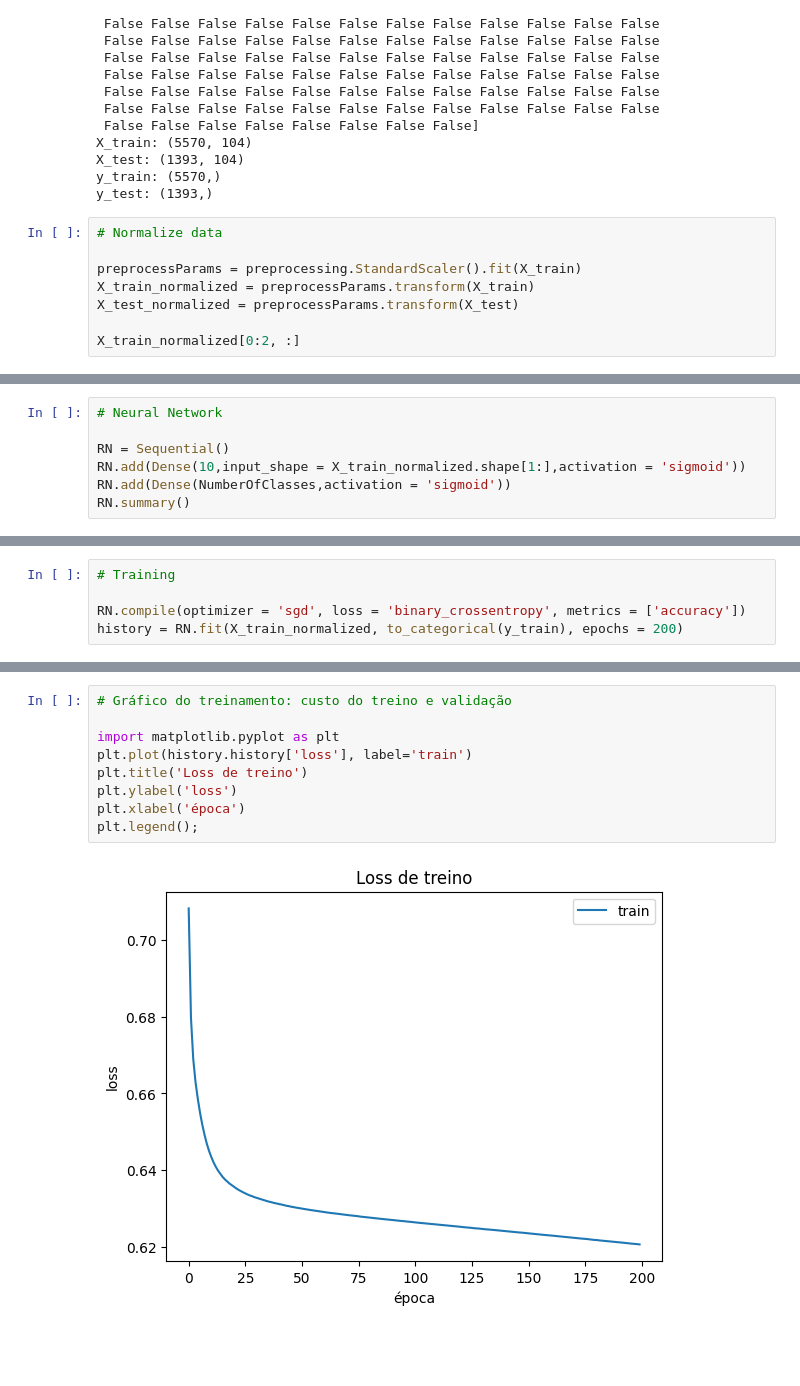
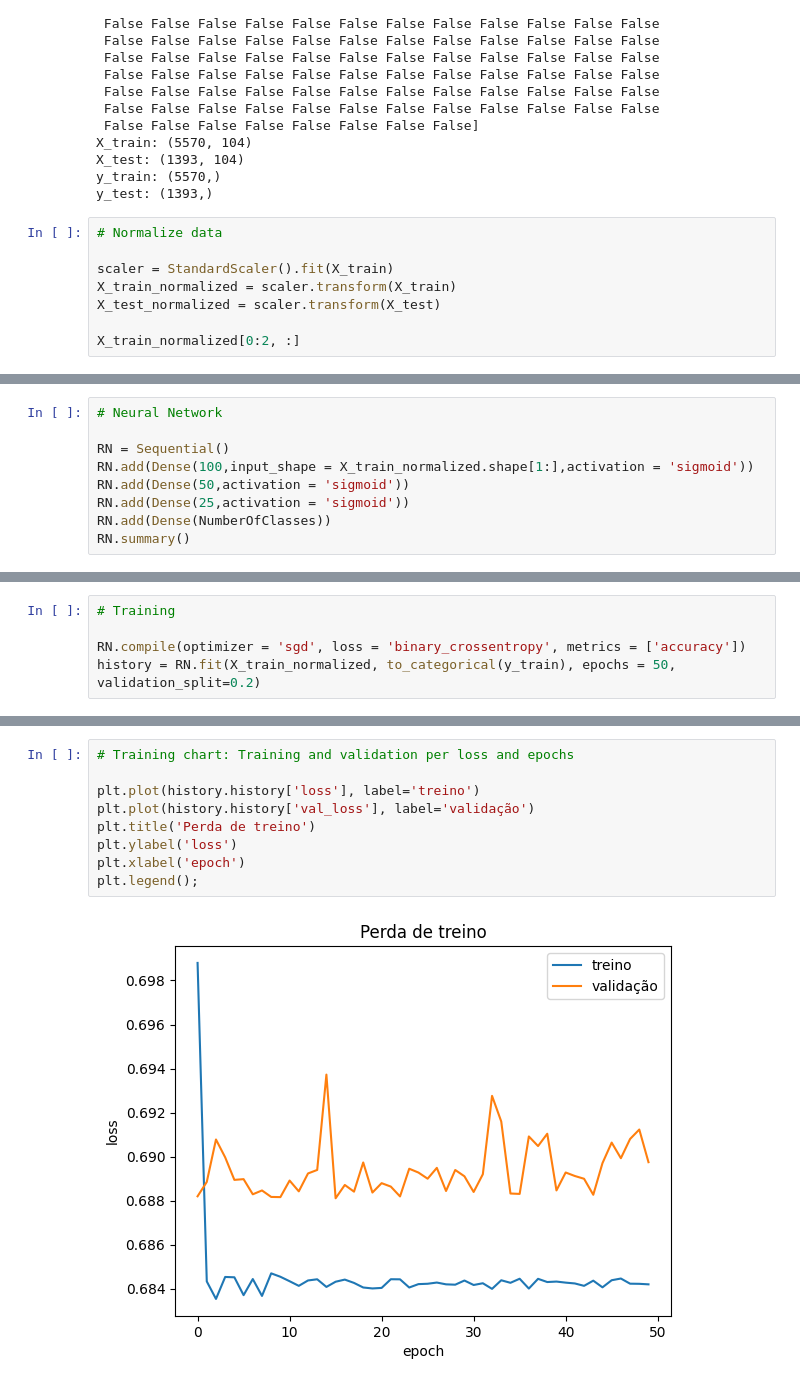
Before and after one commit to ArthurPatricio/Final_Project_Basketball_Game_Prediction, a Jupyter notebook: RN.ipynb, the cells around one changed output, grey strips where cells are left out. Saved outputs shown, nothing was run; the diff lists cells and outputs as text; blank space fills up the shorter version.

```diff
--- a/RN.ipynb
+++ b/RN.ipynb
@@ -187,9 +171,9 @@ y_test: (1393,)
 # %%
 # Normalize data
 
-preprocessParams = preprocessing.StandardScaler().fit(X_train)
-X_train_normalized = preprocessParams.transform(X_train)
-X_test_normalized = preprocessParams.transform(X_test)
+scaler = StandardScaler().fit(X_train)
+X_train_normalized = scaler.transform(X_train)
+X_test_normalized = scaler.transform(X_test)
 
 X_train_normalized[0:2, :]
 # %% [output]
@@ -226,8 +210,10 @@ print(y_train)
 # Neural Network
 
 RN = Sequential()
-RN.add(Dense(10,input_shape = X_train_normalized.shape[1:],activation = 'sigmoid'))
-RN.add(Dense(NumberOfClasses,activation = 'sigmoid'))
+RN.add(Dense(100,input_shape = X_train_normalized.shape[1:],activation = 'sigmoid'))
+RN.add(Dense(50,activation = 'sigmoid'))
+RN.add(Dense(25,activation = 'sigmoid'))
+RN.add(Dense(NumberOfClasses))
 RN.summary()
 # %% [output]
 Model: "sequential_2"
@@ -247,5 +237,5 @@ _________________________________________________________________
 # Training
 
 RN.compile(optimizer = 'sgd', loss = 'binary_crossentropy', metrics = ['accuracy'])
-history = RN.fit(X_train_normalized, to_categorical(y_train), epochs = 200)
+history = RN.fit(X_train_normalized, to_categorical(y_train), epochs = 50, validation_split=0.2)
 # %% [output]
@@ -278,11 +268,11 @@ Test accuracy: 0.6403445601463318
 # %%
-# Gráfico do treinamento: custo do treino e validação
+# Training chart: Training and validation per loss and epochs
 
-import matplotlib.pyplot as plt
-plt.plot(history.history['loss'], label='train')
-plt.title('Loss de treino')
+plt.plot(history.history['loss'], label='treino')
+plt.plot(history.history['val_loss'], label='validação')
+plt.title('Perda de treino')
 plt.ylabel('loss')
-plt.xlabel('época')
+plt.xlabel('epoch')
 plt.legend();
 # %% [output]
-[figure, old version]
+[figure, new version]
```
Also changed, not shown: parts of 7 cells of this notebook.
